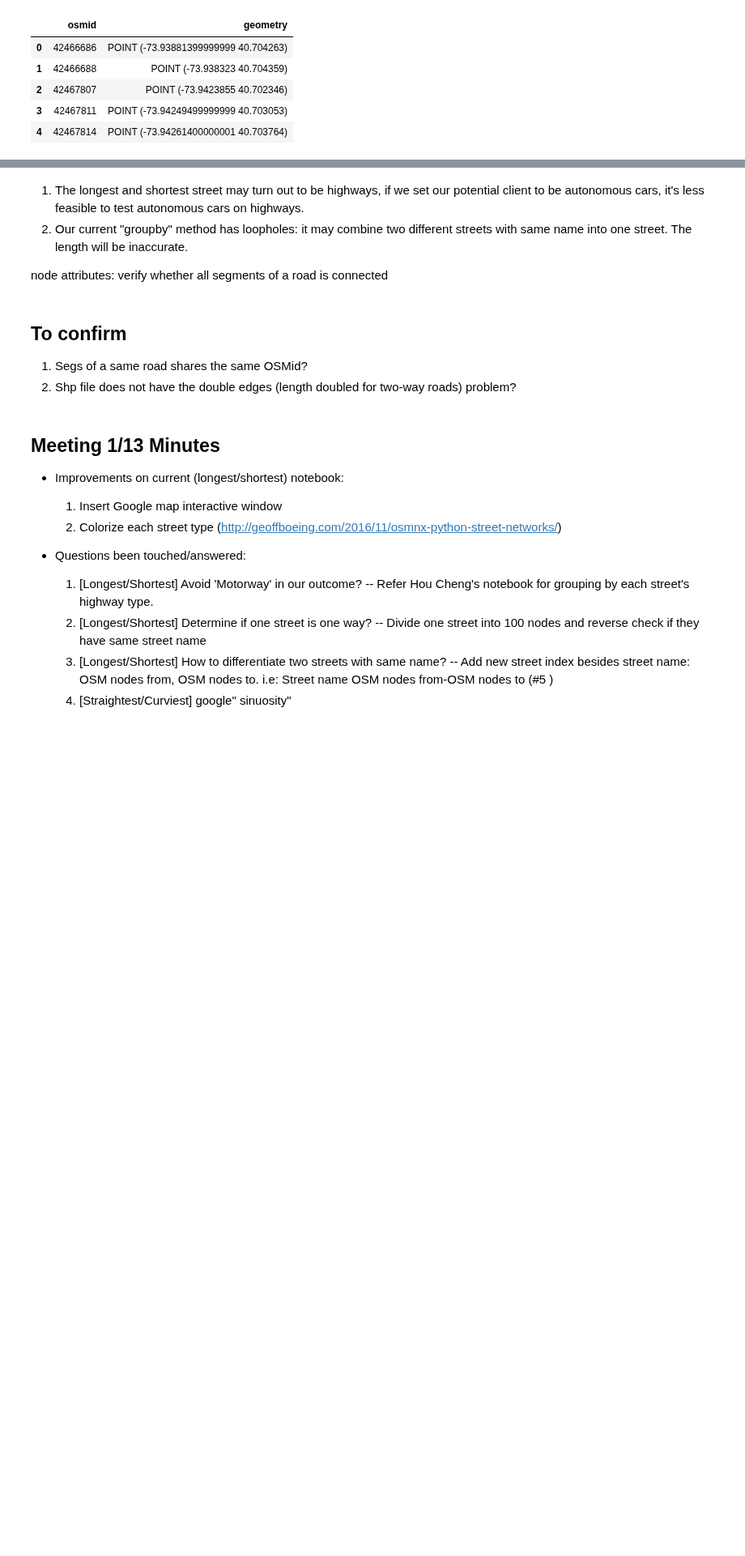
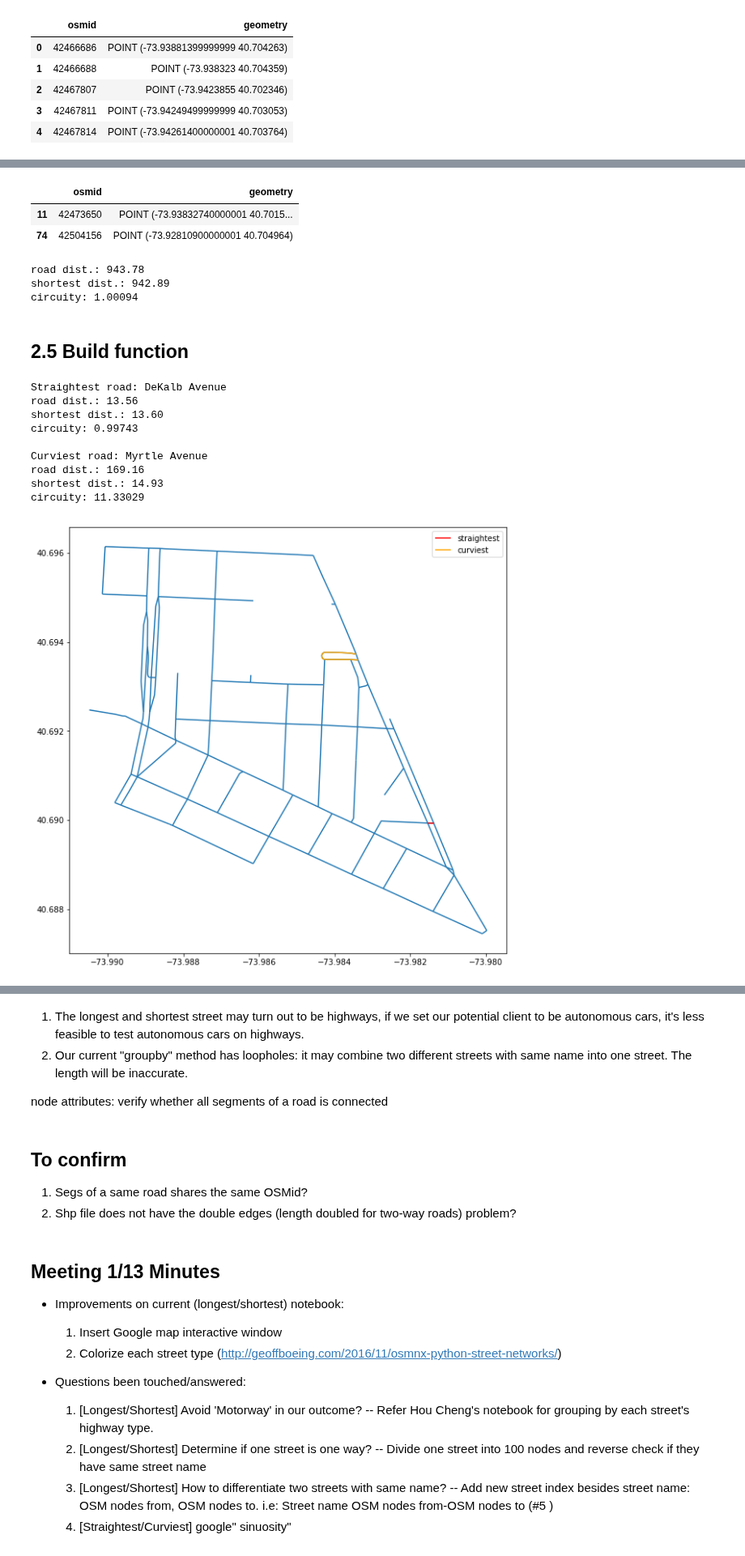
Before and after one commit to argo-marketplace/RadRoads, a Jupyter notebook: notebooks/NYC_sandbox.ipynb, the cells around one changed output, grey strips where cells are left out. Shown at 81% size. Cells and saved outputs as stored; diff of their text form; code cells hidden in the pictures; blank space fills up the shorter version.

```diff
--- a/notebooks/NYC_sandbox.ipynb
+++ b/notebooks/NYC_sandbox.ipynb
@@ -398,0 +428,29 @@ test2.plot(ax=ax)
+# %%
+G_nodes_term
+# %% [output]
+|  | osmid | geometry |
+| 11 | 42473650 | POINT (-73.93832740000001 40.7015... |
+| 74 | 42504156 | POINT (-73.92810900000001 40.704964) |
+# %%
+coord1 = list(G_nodes_term.iloc[0,1].coords)[0]
+coord2 = list(G_nodes_term.iloc[1,1].coords)[0]
+p1 = coord1[1], coord1[0]
+p2 = coord2[1], coord2[0]
+# %%
+# calculate vincenty distance (more precise than great-circle)
+dist_v = vincenty(p1, p2).meters
+
+# calculate road distance
+dist_r = test2['length'].astype('float', error='coerce').sum()
+
+# calculate circuity
+circ = dist_r / dist_v
+
+# report result
+print('road dist.: {:.2f}\nshortest dist.: {:.2f}\ncircuity: {:.5f}'.format(dist_r, dist_v, circ))
+# %% [output]
+road dist.: 943.78
+shortest dist.: 942.89
+circuity: 1.00094
+# %% [markdown]
+## 2.5 Build function
@@ -398,0 +540,13 @@ test2.plot(ax=ax)
+# %%
+howcurve('Downtown Brooklyn, NY')
+# %% [output]
+Straightest road: DeKalb Avenue
+road dist.: 13.56
+shortest dist.: 13.60
+circuity: 0.99743
+
+Curviest road: Myrtle Avenue
+road dist.: 169.16
+shortest dist.: 14.93
+circuity: 11.33029
+[figure, added]
```
Also changed, not shown: parts of 19 cells of this notebook.
